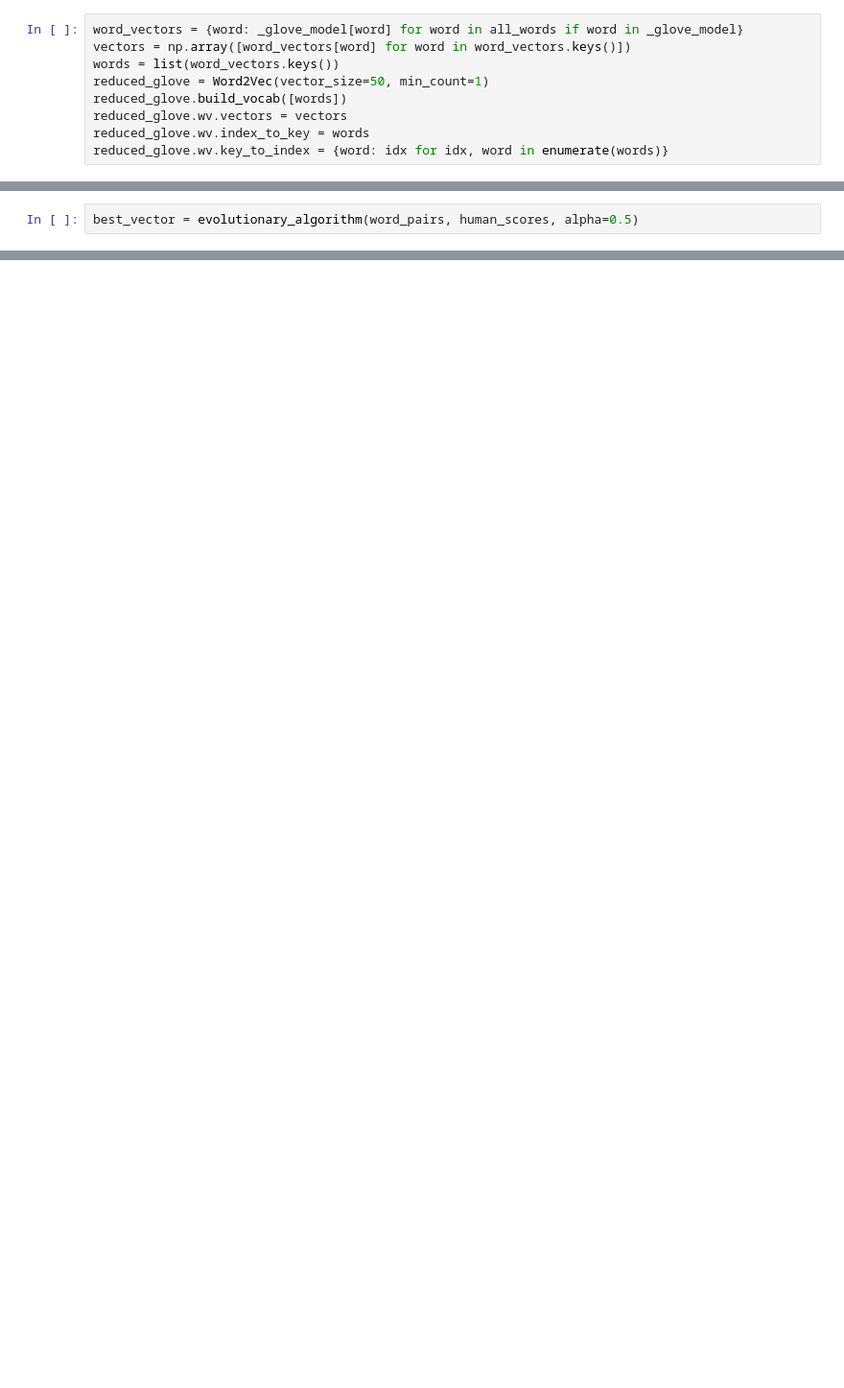
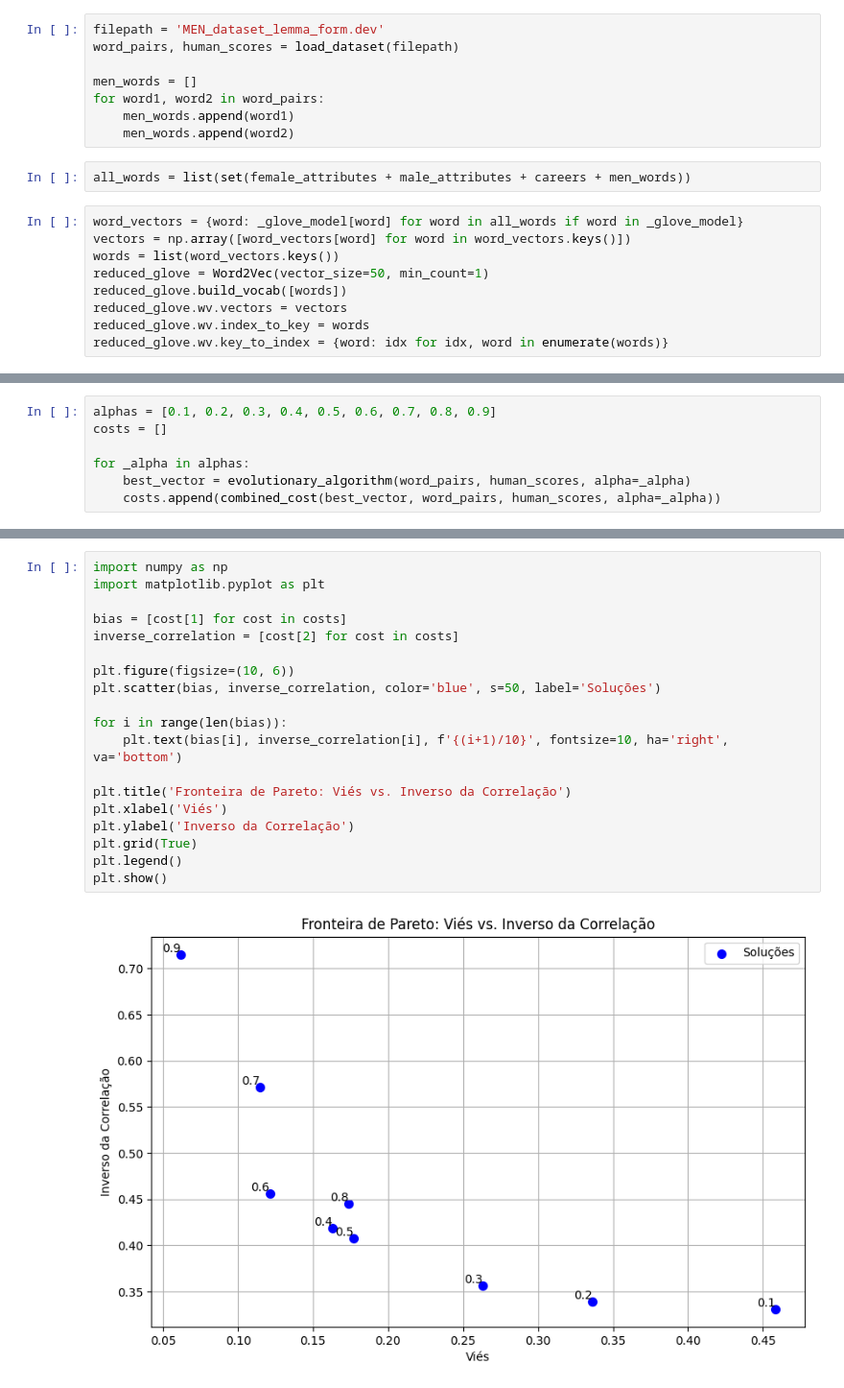
Before and after one commit to AugustoI/GenderBias, a Jupyter notebook: evolucionario.ipynb, the cells around one changed output, grey strips where cells are left out. Shown: that part at 96% size. Saved outputs shown, nothing was run; the diff lists cells and outputs as text; blank space fills up the shorter version.

```diff
--- a/evolucionario.ipynb
+++ b/evolucionario.ipynb
@@ -20,3 +31,13 @@ all_words = list(set(female_attributes + male_attributes + careers))
+# %%
+filepath = 'MEN_dataset_lemma_form.dev'
+word_pairs, human_scores = load_dataset(filepath)
+
+men_words = []
+for word1, word2 in word_pairs:
+    men_words.append(word1)
+    men_words.append(word2)
+# %%
+all_words = list(set(female_attributes + male_attributes + careers + men_words))
 # %%
 word_vectors = {word: _glove_model[word] for word in all_words if word in _glove_model}
 vectors = np.array([word_vectors[word] for word in word_vectors.keys()])
@@ -144,2 +145,0 @@ Avaliação inicial:
-# %%
-best_vector = evolutionary_algorithm(word_pairs, human_scores, alpha=0.5)
@@ -163,0 +146,7 @@ Avaliação final:
+# %%
+alphas = [0.1, 0.2, 0.3, 0.4, 0.5, 0.6, 0.7, 0.8, 0.9]
+costs = []
+
+for _alpha in alphas:
+    best_vector = evolutionary_algorithm(word_pairs, human_scores, alpha=_alpha)
+    costs.append(combined_cost(best_vector, word_pairs, human_scores, alpha=_alpha))
@@ -163,0 +183,21 @@ Avaliação final:
+# %%
+import numpy as np
+import matplotlib.pyplot as plt
+
+bias = [cost[1] for cost in costs]
+inverse_correlation = [cost[2] for cost in costs]
+
+plt.figure(figsize=(10, 6))
+plt.scatter(bias, inverse_correlation, color='blue', s=50, label='Soluções')
+
+for i in range(len(bias)):
+    plt.text(bias[i], inverse_correlation[i], f'{(i+1)/10}', fontsize=10, ha='right', va='bottom')
+
+plt.title('Fronteira de Pareto: Viés vs. Inverso da Correlação')
+plt.xlabel('Viés')
+plt.ylabel('Inverso da Correlação')
+plt.grid(True)
+plt.legend()
+plt.show()
+# %% [output]
+[figure, added]
```
Also changed, not shown: parts of 9 cells of this notebook, 1 other file.
